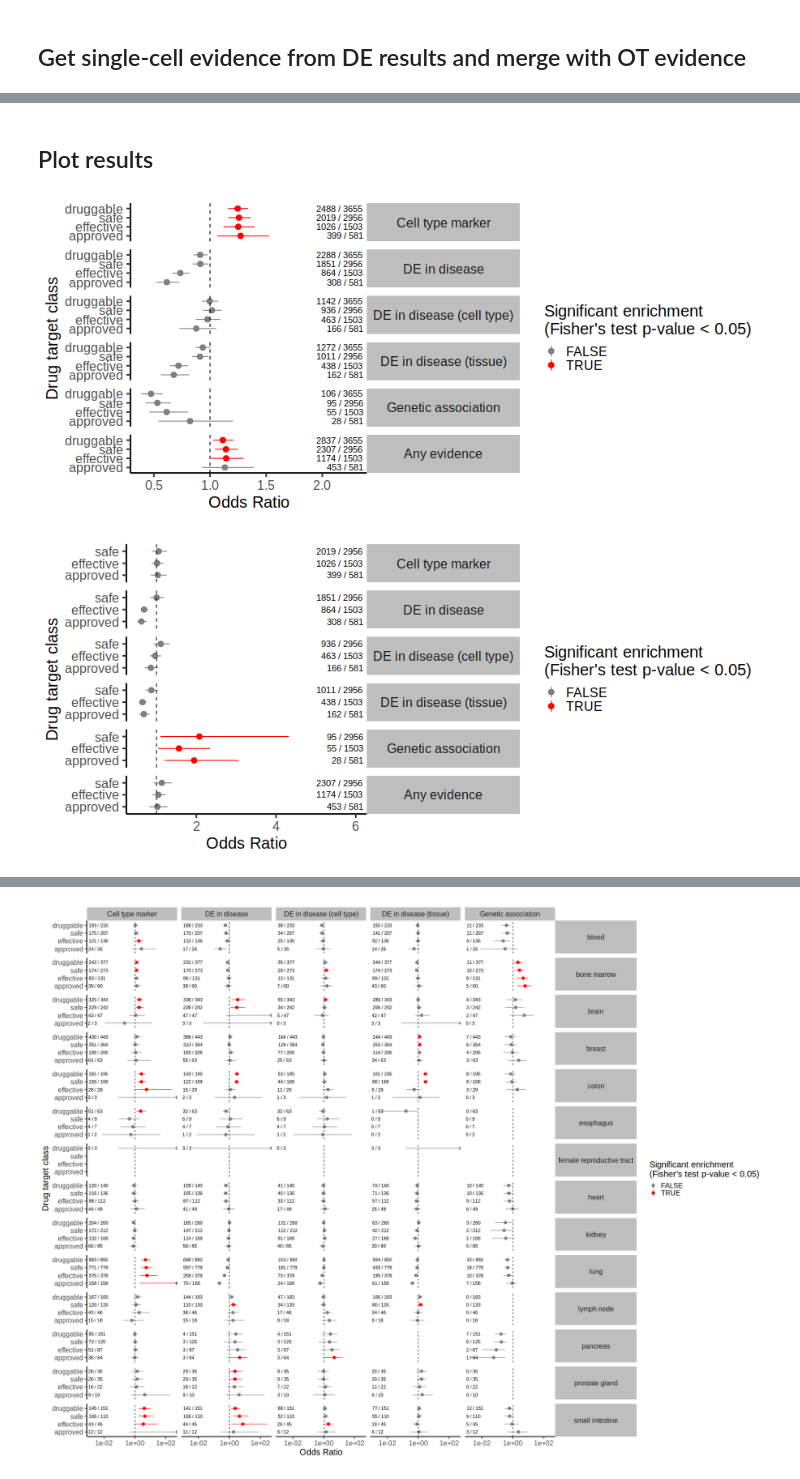
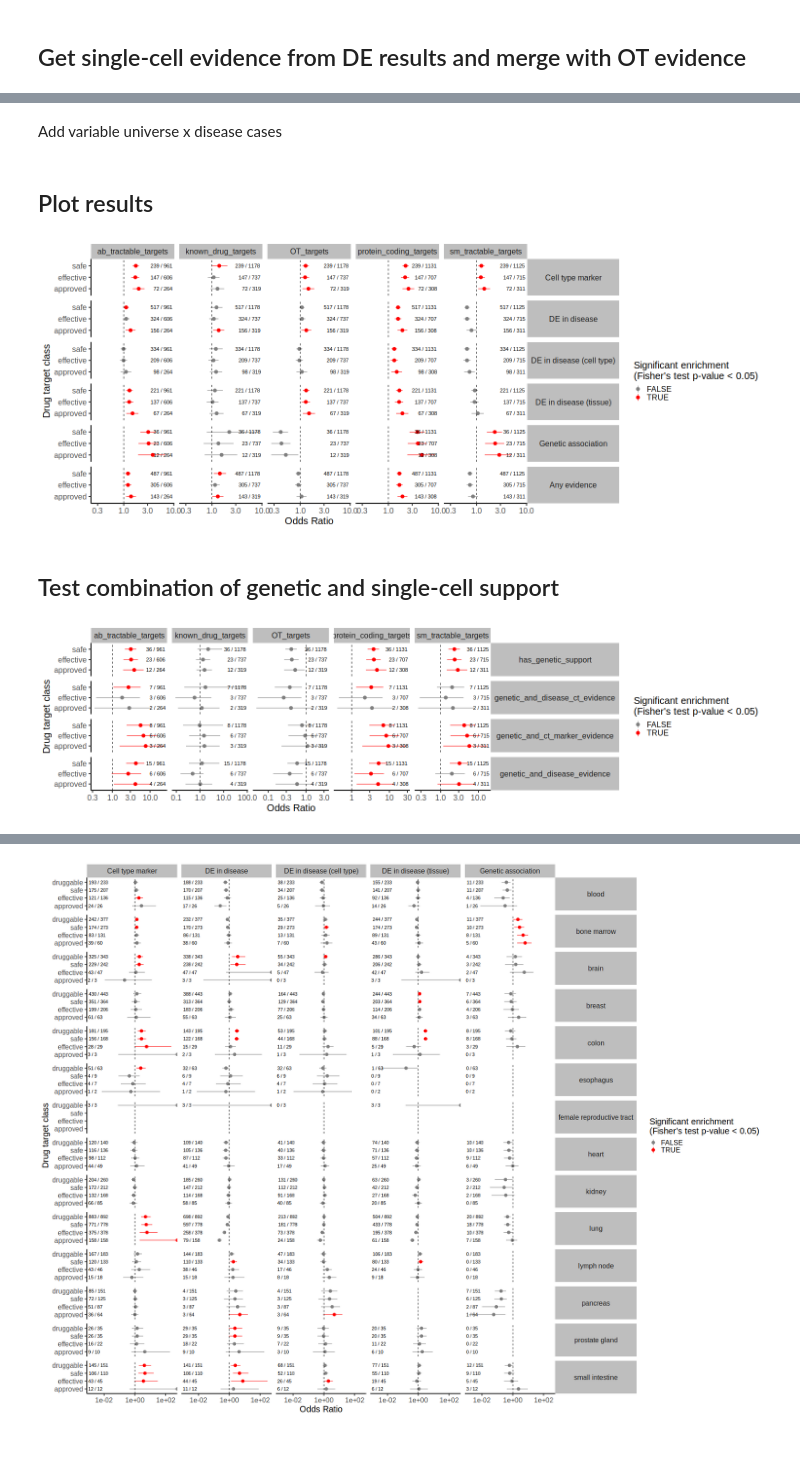
Before and after one commit to emdann/sc_target_evidence, a Jupyter notebook: analysis/OR_analysis.ipynb, the cells around one changed output, grey strips where cells are left out. Saved outputs shown, nothing was run; the diff lists cells and outputs as text; code cells hidden in the pictures; blank space fills up the shorter version.

```diff
--- a/OR_analysis.ipynb
+++ b/analysis/OR_analysis.ipynb
@@ -123,0 +127,5 @@ protein_coding_genes = genes[
+# %%
+## Get list of all possible genes you might need
+json_file = data_dir + 'target_universe_dict.json'
+with open(json_file, "r") as json_file:
+    universe_dict = json.load(json_file)
@@ -474,2 +210,0 @@ ens_ids_to_name = genes[['gene_id', 'gene_name']]
-# %%
-OT_targets_df = pd.merge(OT_targets_df, ens_ids_to_name)
@@ -509,12 +301,42 @@ OT_targets_df
+# %% [markdown]
+Add variable universe x disease cases
+# %%
+# Get all OT targets for selected diseases
+OT_targets_test_df = OT_targets_df[OT_targets_df['disease_ontology_id'].isin(targets_evidence_all.disease_ontology_id.unique())].copy()
+# Merge with sc evidence (keeping just OT targets)
+OT_targets_test_df = pd.merge(OT_targets_test_df, targets_evidence_all, how='left').fillna(0)
+
+for ot_ev in ['is_safe', 'is_effective', 'is_approved']:
+    for ev in ['disease_ct_evidence', 'ct_marker_evidence', 'disease_evidence','bulk_disease_evidence', 'has_genetic_support', 'any']:
+        ## All OT targets
+        or_df = association_utils.get_OR(OT_targets_test_df, ev, ot_ev)
+        or_df['universe'] = 'OT_targets'
+        results_all_df = pd.concat([results_all_df, or_df], axis=0)
+# %%
+# Get all known drug OT targets for selected diseases
+known_drug_targets_test_df = OT_targets_df[
+    (OT_targets_df['disease_ontology_id'].isin(targets_evidence_all.disease_ontology_id.unique())) & \
+    (OT_targets_df['known_drug'] > 0)
+].copy()
+
+# Merge with sc evidence (keeping just OT targets)
+known_drug_targets_test_df = pd.merge(known_drug_targets_test_df, targets_evidence_all, how='left').fillna(0)
+
+for ot_ev in ['is_safe', 'is_effective', 'is_approved']:
+    for ev in ['disease_ct_evidence', 'ct_marker_evidence', 'disease_evidence','bulk_disease_evidence', 'has_genetic_support', 'any']:
+        ## All OT targets
+        or_df = association_utils.get_OR(known_drug_targets_test_df, ev, ot_ev)
+        or_df['universe'] = 'known_drug_targets'
+        results_all_df = pd.concat([results_all_df, or_df], axis=0)
 # %% [markdown]
 ## Plot results
 # %%
-
-
+%%R -i results_all_df -w 1500 -h 600
 plot_OR(results_all_df, text_position='right') +
-facet_grid(sc_evidence~.,
-           labeller = as_labeller(evidence_labels)
-          ) +
-xlim(NA, 2.3)
+facet_grid(evidence~universe,
+           labeller = labeller(evidence=as_labeller(evidence_labels))
+          )
 # %% [output]
-[figure, old version]
+[figure, new version]
+# %% [markdown]
+## Test combination of genetic and single-cell support
@@ -521,8 +384,9 @@ xlim(NA, 2.3)
 # %%
-%%R -i results_all_df -i results_all_drugs_df -w 900 -h 400
-plot_OR(results_all_drugs_df) +
-facet_grid(sc_evidence~.,
-           labeller = as_labeller(evidence_labels)
-          ) + xlim(NA, 6)
+%%R -i results_all_df -i evidence_cols -w 1500 -h 400
+plot_OR(results_all_df, text_position='right',
+        evidence_levels = evidence_cols) +
+facet_grid(evidence~universe, scale='free_x'
+#            labeller = labeller(evidence=as_labeller(evidence_labels))
+          )
 # %% [output]
-[figure, old version]
+[figure, new version]
```
Also changed, not shown: parts of 81 cells of this notebook, 17 other files.
